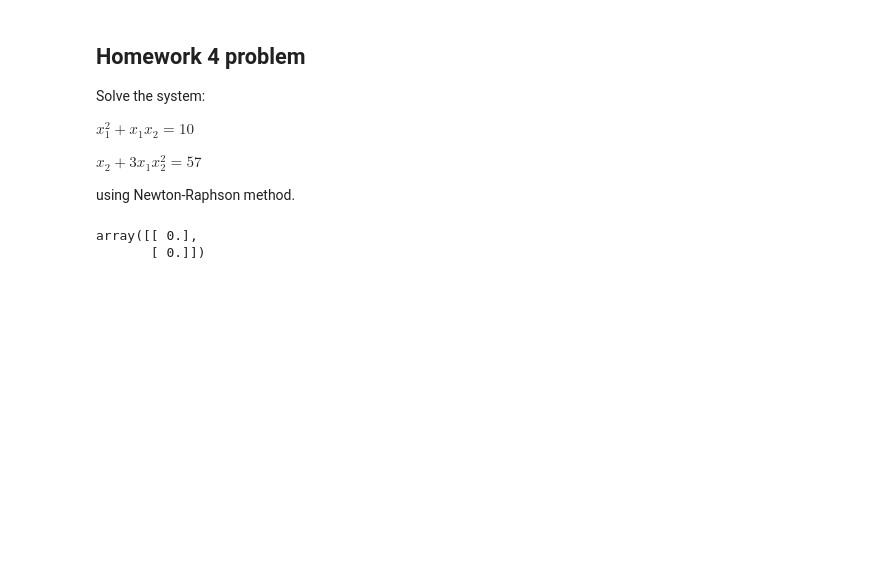
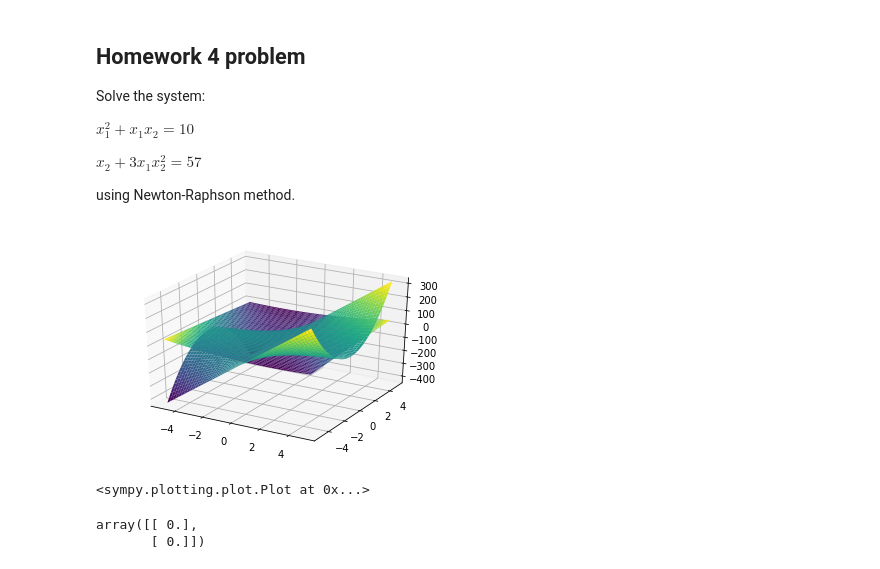
Before and after one commit to David-Zagaceta/computational-physics-class-404-604-Spring-2018, a Jupyter notebook: HW4.ipynb, the cells around one changed output. Cells and saved outputs as stored; diff of their text form; code cells hidden in the pictures; blank space fills up the shorter version.

```diff
--- a/HW4.ipynb
+++ b/HW4.ipynb
@@ -110,6 +111,11 @@ x1,x2,x3 = symbols('x1, x2, x3')
 # %%
 equation_1 = x1**2+x1*x2-10
 equation_2 = x2+3*x1*x2**2-57
+# %%
+plot3d(equation_1,equation_2,(x1,-5,5),(x2,-5,5))
+# %% [output]
+[figure, added]
+<sympy.plotting.plot.Plot at 0x...>
 # %%
 x = [x1,x2]
 F = Matrix([[equation_1],[equation_2]])
```
Also changed, not shown: parts of 2 cells of this notebook.
